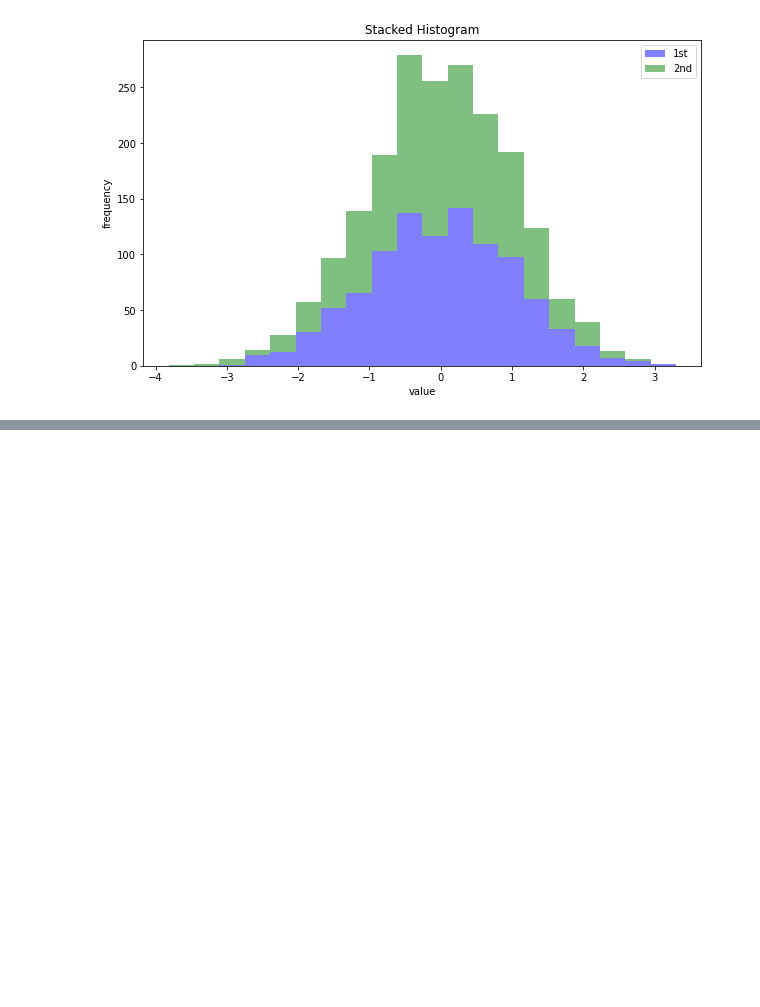
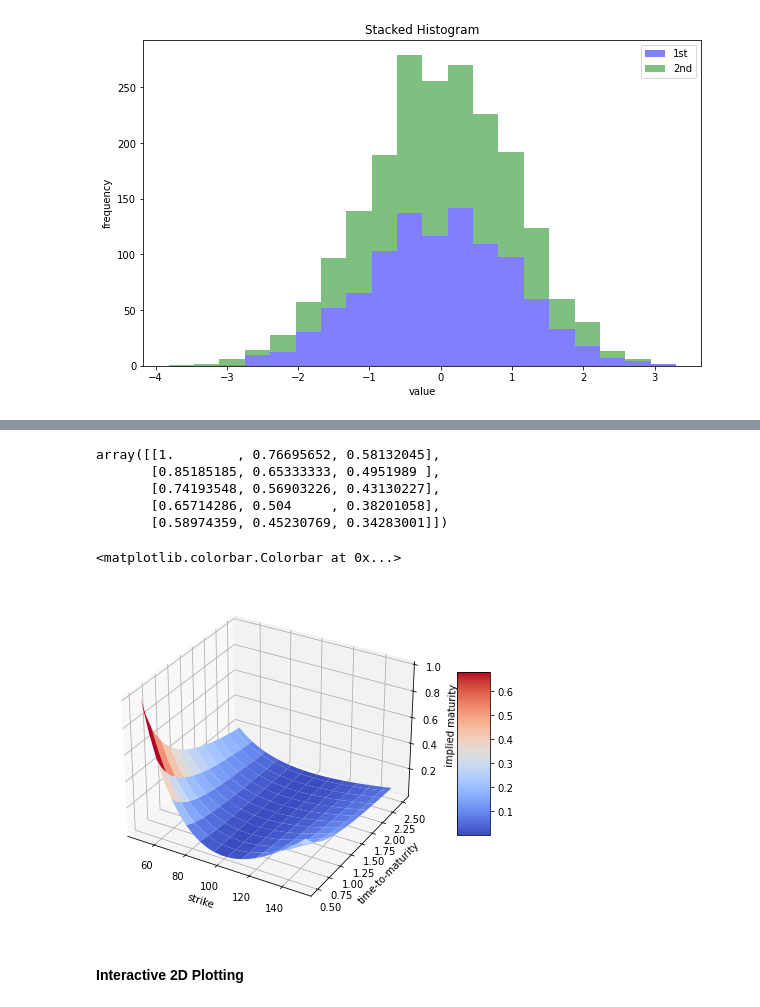
Before and after one commit to omertafveez-2001/Financial-Data-Science, a Jupyter notebook: Data Visualisation.ipynb, the cells around one changed output, grey strips where cells are left out. Drawn from its saved outputs; the diff is of its cells as text; code cells hidden in the pictures; blank space fills up the shorter version.

```diff
--- a/Data Visualisation.ipynb
+++ b/Data Visualisation.ipynb
@@ -157,0 +191,23 @@ Text(0.5, 1.0, 'Stacked Histogram')
+# %%
+iv = (strike - 100) ** 2 / (100*strike) / ttm
+iv[:5, :3]
+# %% [output]
+array([[1.        , 0.76695652, 0.58132045],
+       [0.85185185, 0.65333333, 0.4951989 ],
+       [0.74193548, 0.56903226, 0.43130227],
+       [0.65714286, 0.504     , 0.38201058],
+       [0.58974359, 0.45230769, 0.34283001]])
+# %%
+from mpl_toolkits.mplot3d import Axes3D
+fig = plt.figure(figsize=(10,6))
+ax = fig.add_subplot(111, projection='3d')
+surf = ax.plot_surface(strike, ttm, iv, rstride=2, cstride=2, cmap=plt.cm.coolwarm, linewidth=0.5, antialiased=True)
+ax.set_xlabel('strike')
+ax.set_ylabel('time-to-maturity')
+ax.set_zlabel('implied maturity')
+fig.colorbar(surf, shrink=0.5, aspect=5)
+# %% [output]
+<matplotlib.colorbar.Colorbar at 0x...>
+[figure, added]
+# %% [markdown]
+#### **Interactive 2D Plotting**
```
Also changed, not shown: parts of 5 cells of this notebook.
